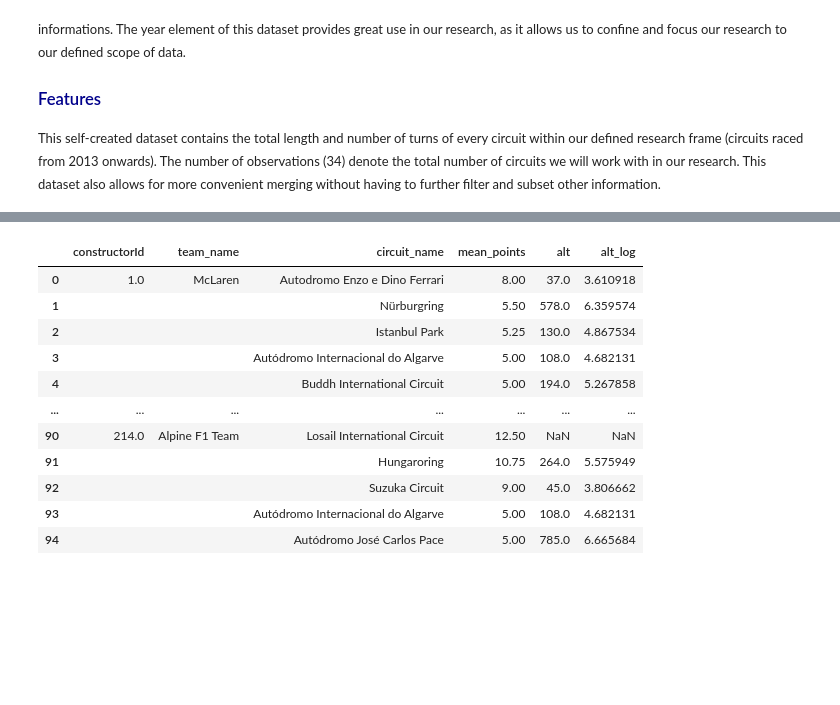
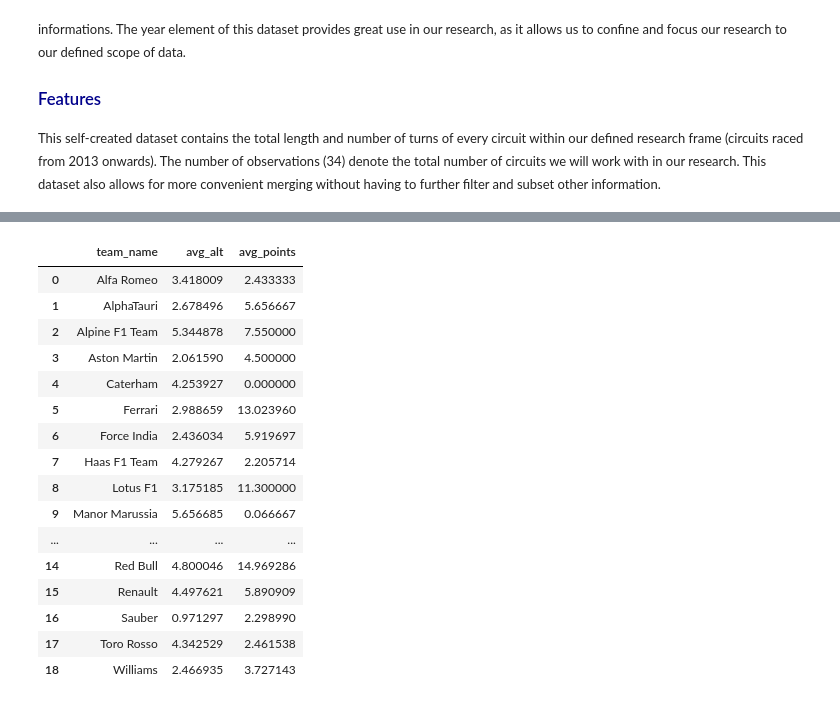
Before and after one commit to SeanB367/qtm151spring2024, a Jupyter notebook: final_project/final_project.ipynb, the cells around one changed output, grey strips where cells are left out. Drawn from its saved outputs; the diff is of its cells as text; code cells hidden in the pictures; blank space fills up the shorter version.

```diff
--- a/final_project/final_project.ipynb
+++ b/final_project/final_project.ipynb
@@ -106,7 +106,8 @@ constructors = constructors.rename(columns = replace_name_constructors)
 
 
 # Merge circuits with races on circuitId, omitting unnecessary variables such as lat, lng, url
-circuits_merged_1 = pd.merge(circuits[['circuitId', 'circuit_name', 'location', 'country', 'alt']],
+circuits_merged_1 = pd.merge(circuits[['circuitId', 'circuit_name',
+                                       'location', 'country', 'alt']],
                              races[['raceId', 'year', 'circuitId', 'grand_prix']],
                              on = 'circuitId',
                              how = 'left')
@@ -117,16 +118,19 @@ circuits_merged_1 = circuits_merged_1.query("year >= 2013")
 
 
 # Merge datasets with dataset including features of circuits within specified time frame
-circuits_merged_2 = pd.merge(circuits_merged_1[['circuitId', 'circuit_name', 'grand_prix', 'location', 'country', 'raceId', 'year', 'alt']],
+circuits_merged_2 = pd.merge(circuits_merged_1[['circuitId', 'circuit_name',
+                                                'grand_prix', 'location', 'country',
+                                                'raceId', 'year', 'alt']],
                              features[['circuit_name', 'length', 'turns']],
                              on = 'circuit_name',
-                             how = 'left').sort_values("circuit_name", ascending=True)
+                             how = 'left').sort_values("circuit_name", ascending = True)
 
 
 # Merge fastestLapTime and fastestLapSpeed onto primary datasset
 # Finalize aggregation of three elements of research question (circuit speed, turns, altitude) into one dataset
 circuits_merged_3 = pd.merge(circuits_merged_2,
-                             results[['raceId', 'constructorId', 'points', 'fastestLapTime', 'fastestLapSpeed']],
+                             results[['raceId', 'constructorId',
+                                      'points', 'fastestLapTime', 'fastestLapSpeed']],
                              on = 'raceId',
                              how = 'left')
 
@@ -136,10 +140,11 @@ master_data = pd.merge(circuits_merged_3,
                        on = 'constructorId',
                        how = 'left')
 
-# Convert fastestLapSpeed to numeric to be able to execute numpy statistics operations
+# Convert fastestLapSpeed to numeric to be able to execute other operations
 master_data['fastestLapSpeed'] = pd.to_numeric(master_data['fastestLapSpeed'], errors='coerce')
-master_data['alt'] = pd.to_numeric(master_data['alt'], errors='coerce')
+master_data['alt'] = pd.to_numeric(master_data['alt'], errors = 'coerce')
 
 # Create new variable in dataset "average_speed" by computing mean of fastestLapSpeeds for each circuit
-master_data['average_speed'] = master_data.groupby('circuitId')['fastestLapSpeed'].transform('mean')
+master_data['average_speed'] = (master_data.groupby('circuitId')['fastestLapSpeed']
+                                           .transform('mean'))
 # %%
@@ -263,49 +391,60 @@ Text(0, 0.5, 'Average Speed (km/h)')
 # %%
-# Create the initial figure_1 DataFrame
-figure_1 = (master_data.groupby(['constructorId', 'circuit_name'])
+## create the initial dataframe
+figure_1 = (master_data.dropna()
+                       .groupby(['constructorId', 'circuit_name'])
                        .agg(mean_points = ('points', 'mean'))
                        .reset_index()
                        .groupby('constructorId')
                        .apply(lambda x: x.nlargest(5, 'mean_points'))
                        .reset_index(drop=True))
 
-# Blank out repeated constructorIds for visual clarity
-figure_1['constructorId'] = figure_1['constructorId'].where(figure_1['constructorId']
-                                                            != figure_1['constructorId'].shift(), "")
-
+## convert constructorId from string to numeric
 figure_1['constructorId'] = pd.to_numeric(figure_1['constructorId'])
 
-# Merge to add team_name based on constructorId
+## merge to add team_name based on constructorId
 figure_1 = pd.merge(figure_1,
                     master_data[['constructorId', 'team_name']].drop_duplicates(),
                     on = 'constructorId',
                     how = 'left')
 
-# Merge to add turns based on circuit_name
+## merge to add alt based on circuit_name
 figure_1 = pd.merge(figure_1,
                     master_data[['circuit_name', 'alt']].drop_duplicates(),
                     on = 'circuit_name',
                     how = 'left')
 
-# Rearrange columns to place 'team_name' next to 'constructorId'
-figure_1 = figure_1[['constructorId', 'team_name', 'circuit_name', 'mean_points', 'alt']]
-figure_1['alt_log']= np.log(figure_1['alt'])
+## create log values of altitude to rescale
+def adjusted_log(value):
+    if value == 0:
+        return 0
+    else:
+        log_value = np.log(abs(value))
+        return -log_value if value < 0 else log_value
+figure_1['alt_log'] = figure_1['alt'].apply(adjusted_log)
 
-# Replace NaNs with blank strings in 'constructorId' and 'team_name'
-figure_1['constructorId'].fillna('', inplace=True)
-figure_1['team_name'].fillna('', inplace=True)
 
-figure_1
+
+figure1_table = (figure_1.groupby('team_name')
+                         .agg(avg_alt = ('alt_log', 'mean'),
+                              avg_points = ('mean_points', 'mean'))
+                         .reset_index())
+
+figure1_table
 # %% [output]
-|  | constructorId | team_name | circuit_name | mean_points | alt | alt_log |
-| 0 | 1.0 | McLaren | Autodromo Enzo e Dino Ferrari | 8.00 | 37.0 | 3.610918 |
-| 1 |  |  | Nürburgring | 5.50 | 578.0 | 6.359574 |
-| 2 |  |  | Istanbul Park | 5.25 | 130.0 | 4.867534 |
-| 3 |  |  | Autódromo Internacional do Algarve | 5.00 | 108.0 | 4.682131 |
-| 4 |  |  | Buddh International Circuit | 5.00 | 194.0 | 5.267858 |
-| ... | ... | ... | ... | ... | ... | ... |
-| 90 | 214.0 | Alpine F1 Team | Losail International Circuit | 12.50 | NaN | NaN |
-| 91 |  |  | Hungaroring | 10.75 | 264.0 | 5.575949 |
-| 92 |  |  | Suzuka Circuit | 9.00 | 45.0 | 3.806662 |
-| 93 |  |  | Autódromo Internacional do Algarve | 5.00 | 108.0 | 4.682131 |
-| 94 |  |  | Autódromo José Carlos Pace | 5.00 | 785.0 | 6.665684 |
+|  | team_name | avg_alt | avg_points |
+| 0 | Alfa Romeo | 3.418009 | 2.433333 |
+| 1 | AlphaTauri | 2.678496 | 5.656667 |
+| 2 | Alpine F1 Team | 5.344878 | 7.550000 |
+| 3 | Aston Martin | 2.061590 | 4.500000 |
+| 4 | Caterham | 4.253927 | 0.000000 |
+| 5 | Ferrari | 2.988659 | 13.023960 |
+| 6 | Force India | 2.436034 | 5.919697 |
+| 7 | Haas F1 Team | 4.279267 | 2.205714 |
+| 8 | Lotus F1 | 3.175185 | 11.300000 |
+| 9 | Manor Marussia | 5.656685 | 0.066667 |
+| ... | ... | ... | ... |
+| 14 | Red Bull | 4.800046 | 14.969286 |
+| 15 | Renault | 4.497621 | 5.890909 |
+| 16 | Sauber | 0.971297 | 2.298990 |
+| 17 | Toro Rosso | 4.342529 | 2.461538 |
+| 18 | Williams | 2.466935 | 3.727143 |
```
Also changed, not shown: parts of 24 cells of this notebook, 2 other files.
